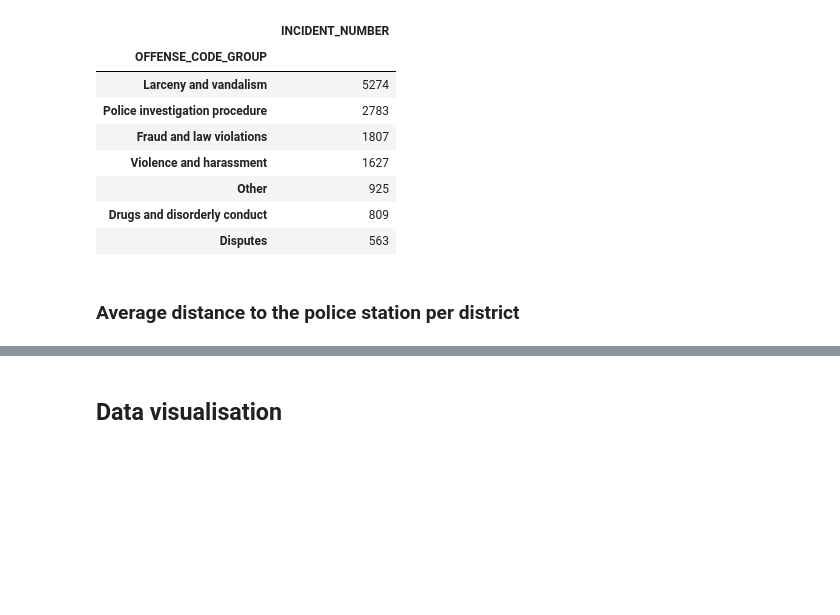
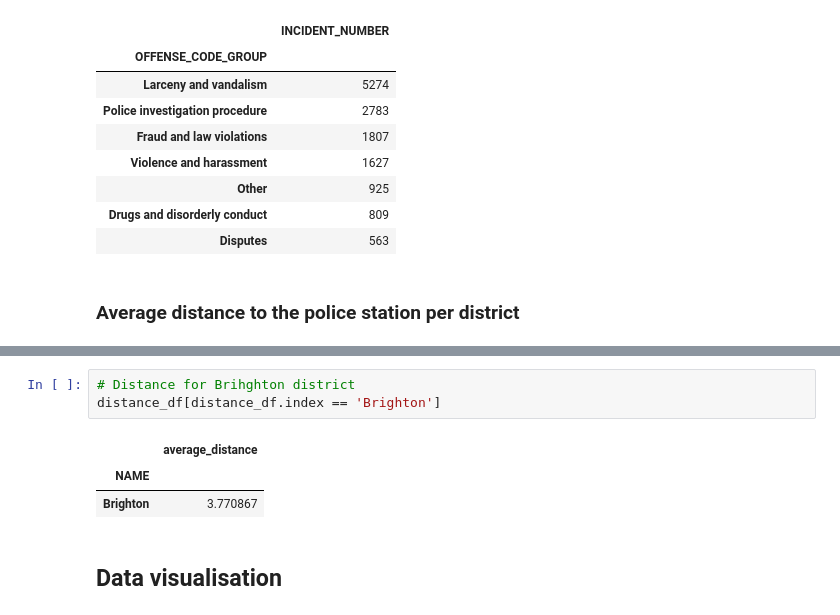
Before and after one commit to AmelieRmd/Boston_crimes, a Jupyter notebook: boston_crimes_analysis.ipynb, the cells around one changed output, grey strips where cells are left out. Drawn from its saved outputs; the diff is of its cells as text; blank space fills up the shorter version.

```diff
--- a/boston_crimes_analysis.ipynb
+++ b/boston_crimes_analysis.ipynb
@@ -306,3 +380,10 @@ brighton_incidents[['INCIDENT_NUMBER']]
+# %%
+# Distance for Brihghton district
+distance_df[distance_df.index == 'Brighton']
+# %% [output]
+|  | average_distance |
+| NAME |  |
+| Brighton | 3.770867 |
 # %% [markdown]
 ## Data visualisation
 # %% [markdown]
```
Also changed, not shown: parts of 4 cells of this notebook.
